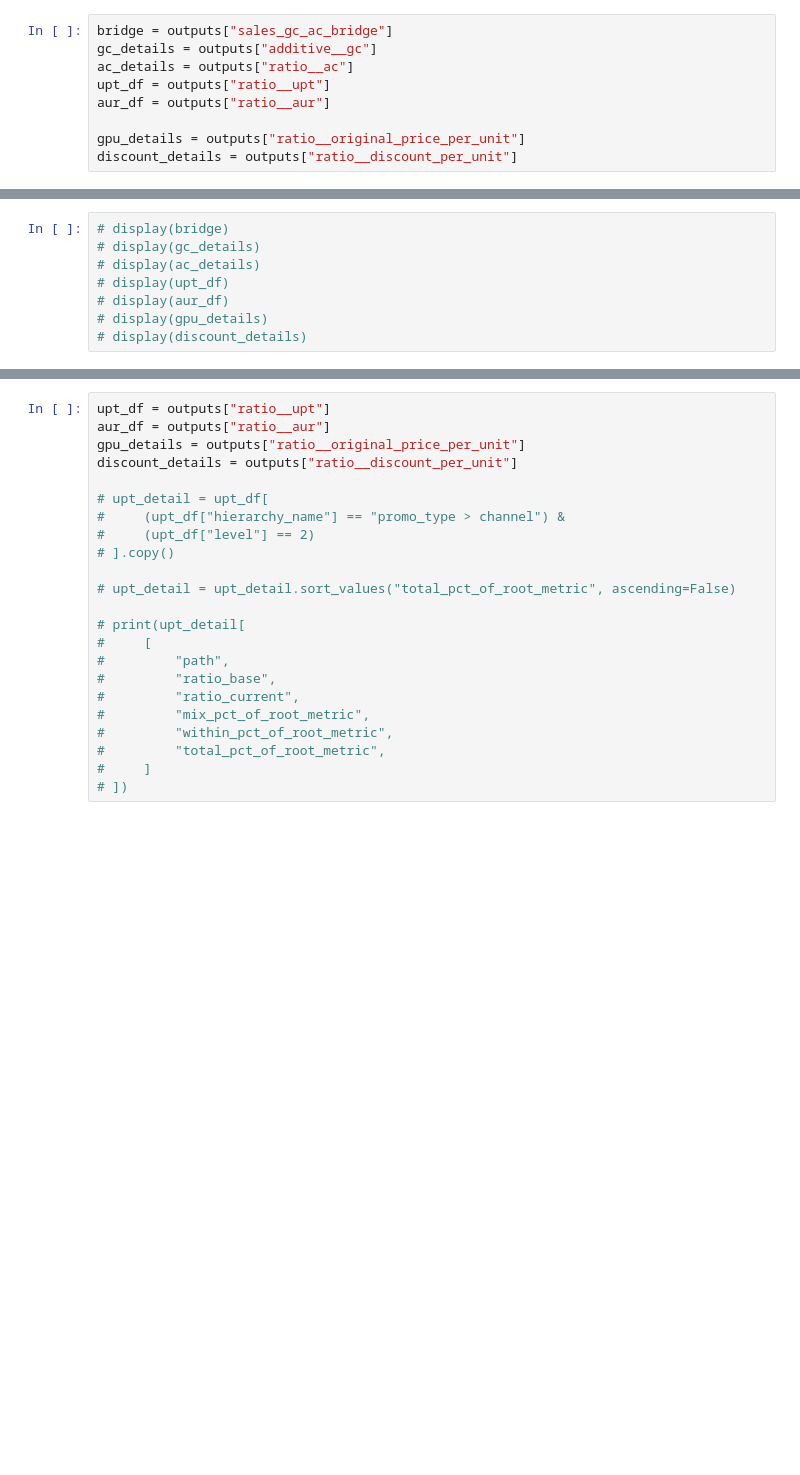
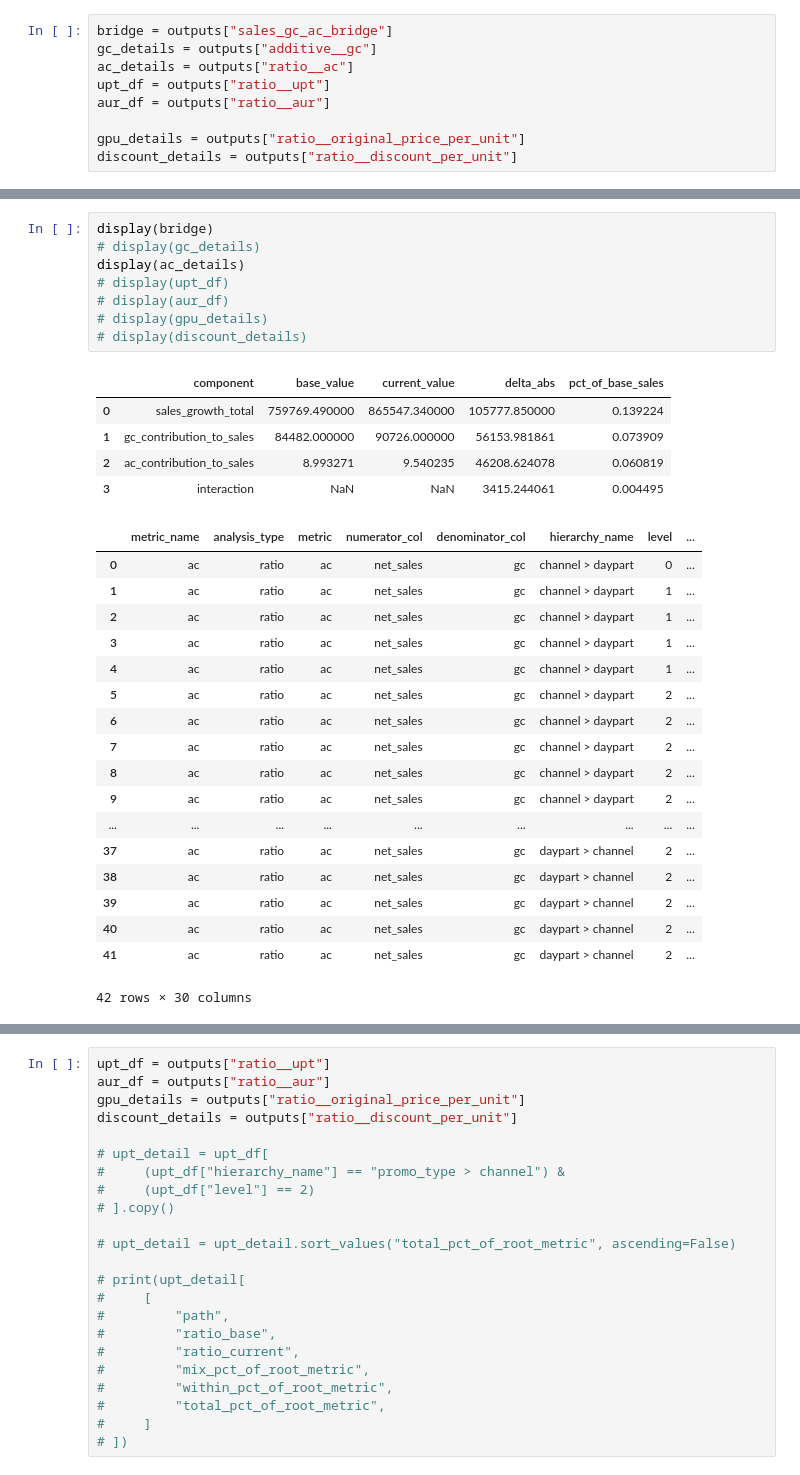
Before and after one commit to lucyq228/framework, a Jupyter notebook: accounting_based/accounting_based_analysis.ipynb, the cells around one changed output, grey strips where cells are left out. Saved outputs shown, nothing was run; the diff lists cells and outputs as text; blank space fills up the shorter version.

```diff
--- a/accounting_based/accounting_based_analysis.ipynb
+++ b/accounting_based/accounting_based_analysis.ipynb
@@ -90,8 +213,32 @@ discount_details = outputs["ratio__discount_per_unit"]
 # %%
-# display(bridge)
+display(bridge)
 # display(gc_details)
-# display(ac_details)
+display(ac_details)
 # display(upt_df)
 # display(aur_df)
 # display(gpu_details)
 # display(discount_details)
+# %% [output]
+|  | component | base_value | current_value | delta_abs | pct_of_base_sales |
+| 0 | sales_growth_total | 759769.490000 | 865547.340000 | 105777.850000 | 0.139224 |
+| 1 | gc_contribution_to_sales | 84482.000000 | 90726.000000 | 56153.981861 | 0.073909 |
+| 2 | ac_contribution_to_sales | 8.993271 | 9.540235 | 46208.624078 | 0.060819 |
+| 3 | interaction | NaN | NaN | 3415.244061 | 0.004495 |
+|  | metric_name | analysis_type | metric | numerator_col | denominator_col | hierarchy_name | level | ... |
+| 0 | ac | ratio | ac | net_sales | gc | channel > daypart | 0 | ... |
+| 1 | ac | ratio | ac | net_sales | gc | channel > daypart | 1 | ... |
+| 2 | ac | ratio | ac | net_sales | gc | channel > daypart | 1 | ... |
+| 3 | ac | ratio | ac | net_sales | gc | channel > daypart | 1 | ... |
+| 4 | ac | ratio | ac | net_sales | gc | channel > daypart | 1 | ... |
+| 5 | ac | ratio | ac | net_sales | gc | channel > daypart | 2 | ... |
+| 6 | ac | ratio | ac | net_sales | gc | channel > daypart | 2 | ... |
+| 7 | ac | ratio | ac | net_sales | gc | channel > daypart | 2 | ... |
+| 8 | ac | ratio | ac | net_sales | gc | channel > daypart | 2 | ... |
+| 9 | ac | ratio | ac | net_sales | gc | channel > daypart | 2 | ... |
+| ... | ... | ... | ... | ... | ... | ... | ... | ... |
+| 37 | ac | ratio | ac | net_sales | gc | daypart > channel | 2 | ... |
+| 38 | ac | ratio | ac | net_sales | gc | daypart > channel | 2 | ... |
+| 39 | ac | ratio | ac | net_sales | gc | daypart > channel | 2 | ... |
+| 40 | ac | ratio | ac | net_sales | gc | daypart > channel | 2 | ... |
+| 41 | ac | ratio | ac | net_sales | gc | daypart > channel | 2 | ... |
+42 rows × 30 columns
```
Also changed, not shown: parts of 13 cells of this notebook, 2 other files.
